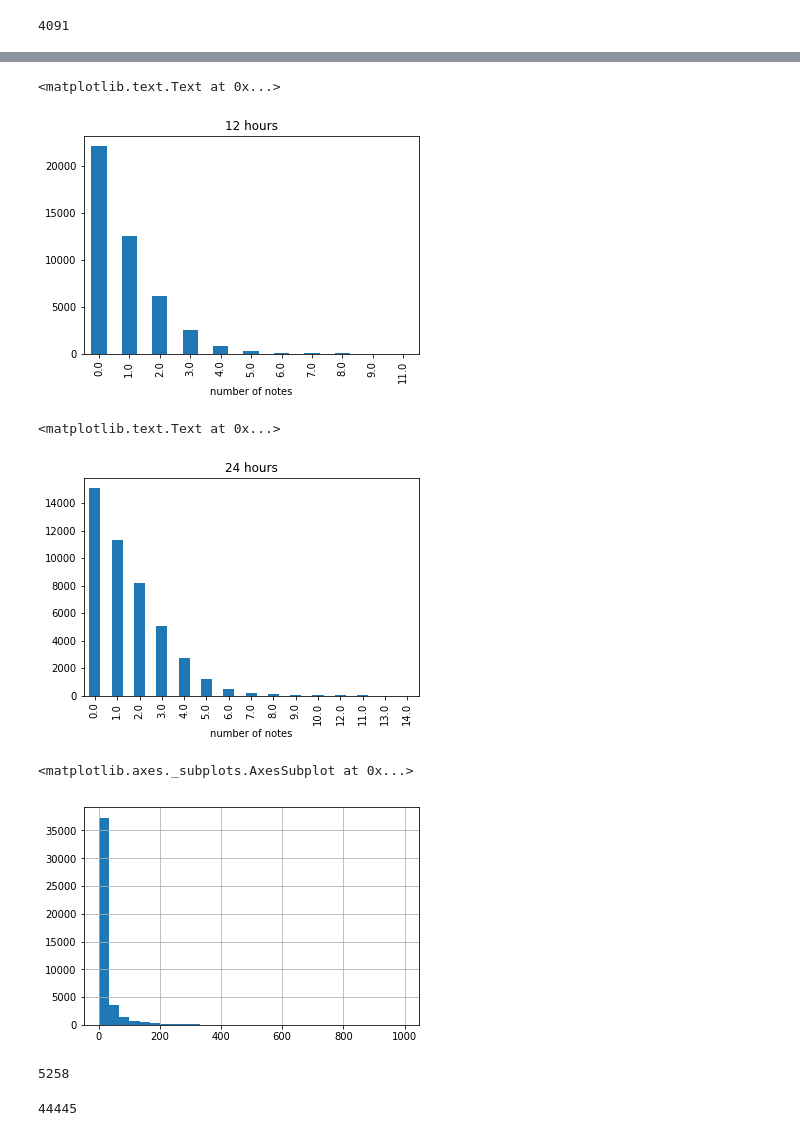
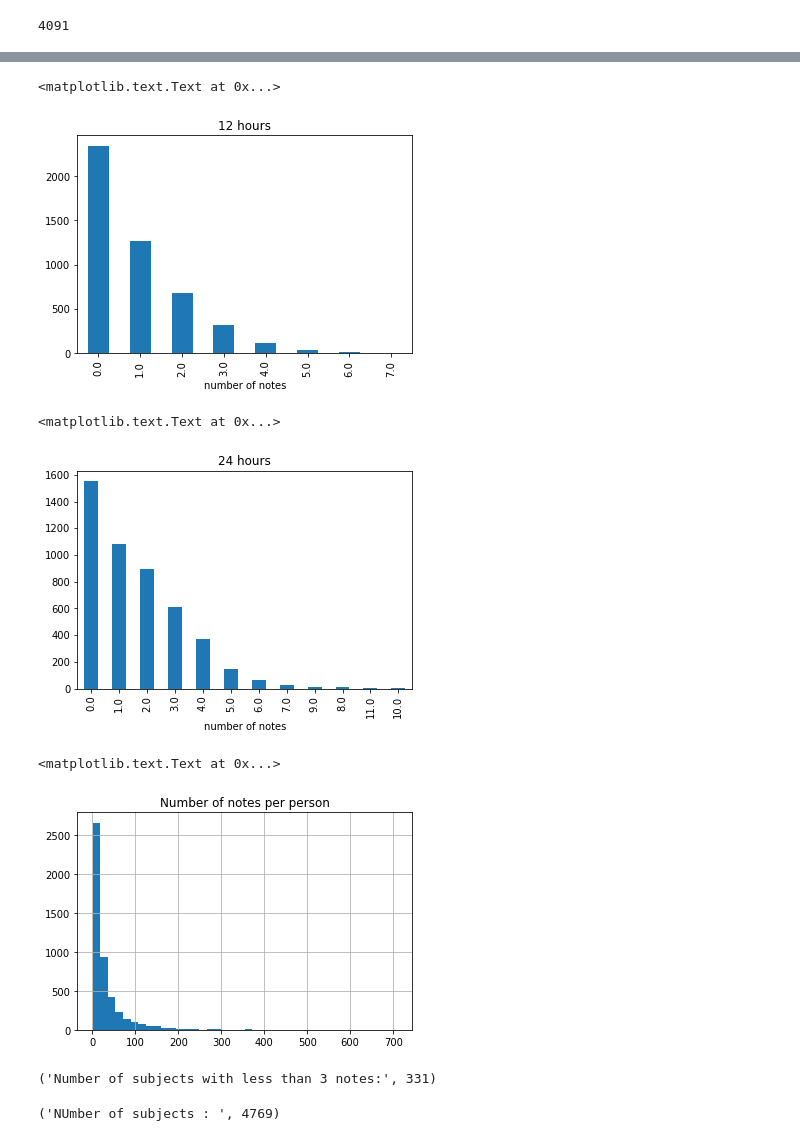
Before and after one commit to xlxulei1005/Project1011_Mortality_Predcition, a Jupyter notebook: Notes_Reorganise_and_Analysis.ipynb, the cells around one changed output, grey strips where cells are left out. Drawn from its saved outputs; the diff is of its cells as text; code cells hidden in the pictures.

```diff
--- a/Notes_Reorganise_and_Analysis.ipynb
+++ b/Notes_Reorganise_and_Analysis.ipynb
@@ -119,9 +93,6 @@ for sub in subject_ID_list:
     sub_time_dictionary[sub]['ADMITTIME'] = ADMITTIMElist[sub]
     sub_time_dictionary[sub]['DEATHTIME'] = DEATHTIMElist[sub]
     sub_time_dictionary[sub]['DISCHTIME'] = DISCHTIMElist[sub]
-# %%
-with open('patient_timesheet.pickle', 'rb') as handle:
-     sub_time_dictionary = pickle.load(handle)
 # %%
 len(time_only['SUBJECT_ID'].unique())
 # %% [output]
@@ -154,12 +125,12 @@ for sub in error_sub:
 # %%
 time_interval = np.array([15, 6*60, 12*60, 24*60]).astype('timedelta64[m]')
 
-
+subject_ID_list = valid_subject['SUBJECT_ID']
 notes_counts = {}
-for sub in subject_ID_list:
+for sub in valid_sub_final:
     try:
         sub_list = np.zeros(5)
-        for interval in sub_time_dictionary[sub]['CHARTTIME_interval']:
+        for interval in sub_time_dictionary_final[sub]['CHARTTIME_interval']:
             if interval<=time_interval[0]:
                 sub_list[0] += 1
             elif interval<=time_interval[1]:
@@ -206,26 +177,27 @@ notes_counts_table['12 hours'].value_counts().plot.bar(title = '12 hours')
 plt.xlabel('number of notes')
 # %% [output]
 <matplotlib.text.Text at 0x...>
-[figure, old version]
+[figure, new version]
 # %%
 notes_counts_table['24 hours'].value_counts().plot.bar(title = '24 hours')
 plt.xlabel('number of notes')
 # %% [output]
 <matplotlib.text.Text at 0x...>
-[figure, old version]
+[figure, new version]
 # %%
-notes_counts_table.sum(1).hist(bins = 30)
+notes_counts_table.sum(1).hist(bins = 40)
+plt.title('Number of notes per person')
 # %% [output]
-<matplotlib.axes._subplots.AxesSubplot at 0x...>
+<matplotlib.text.Text at 0x...>
-[figure, old version]
+[figure, new version]
-# %%
-sum(notes_counts_table.sum(1) < 3)
-# %% [output]
-5258
-# %%
-len(notes_counts_table)
-# %% [output]
-44445
+# %%
+'Number of subjects with less than 3 notes:', sum(notes_counts_table.sum(1) < 3)
+# %% [output]
+('Number of subjects with less than 3 notes:', 331)
+# %%
+'NUmber of subjects : ', len(notes_counts_table)
+# %% [output]
+('NUmber of subjects : ', 4769)
 # %%
 notes_counts_table.sum(0)
 # %% [output]
```
Also changed, not shown: parts of 39 cells of this notebook.
